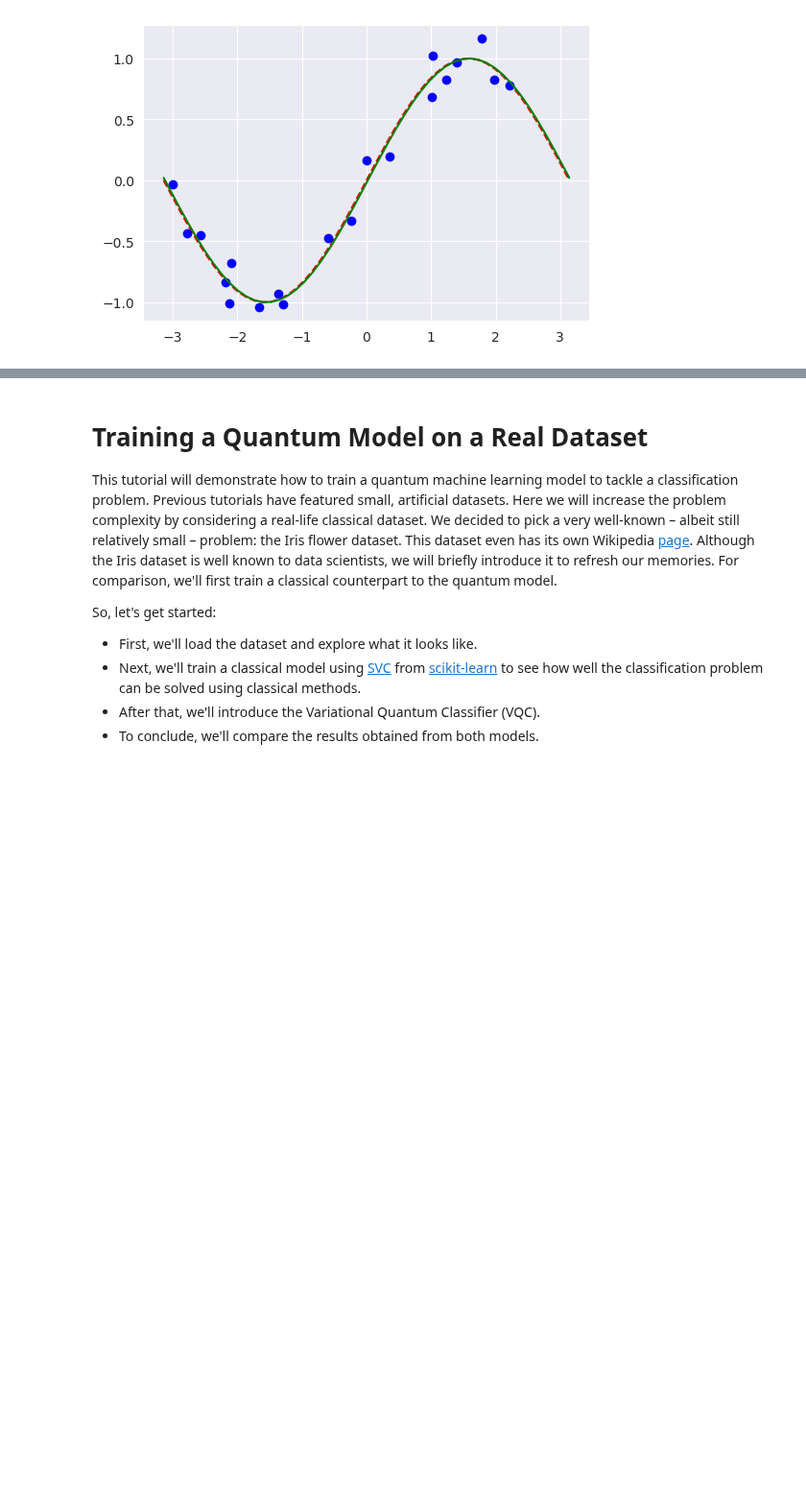
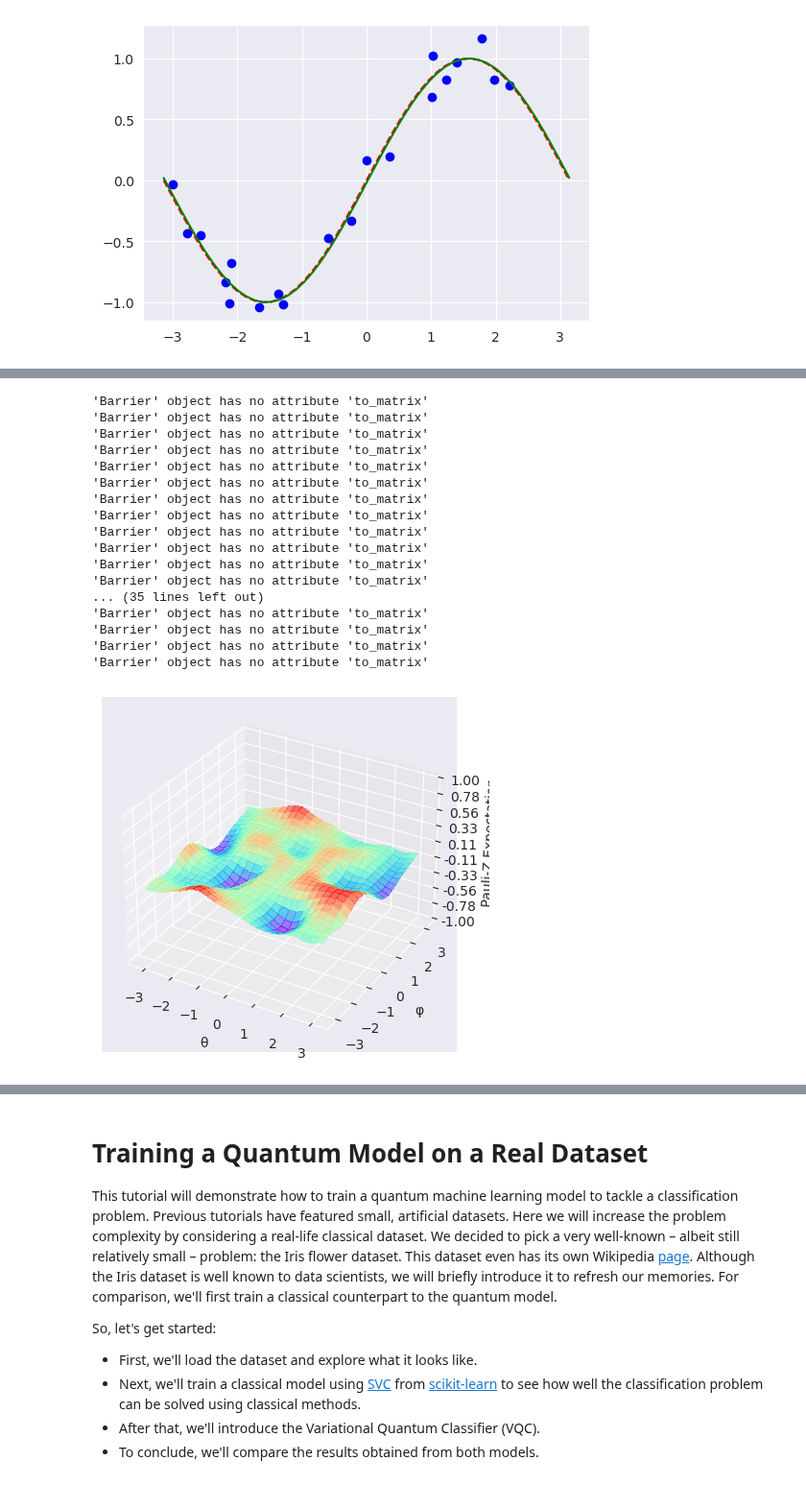
Before and after one commit to osbama/Phys710, a Jupyter notebook: Lecture 2/Lecture2.ipynb, the cells around one changed output, grey strips where cells are left out. Shown at 96% size. Drawn from its saved outputs; the diff is of its cells as text; code cells hidden in the pictures; blank space fills up the shorter version.

```diff
--- a/Lecture 2/Lecture2.ipynb
+++ b/Lecture 2/Lecture2.ipynb
@@ -984,0 +1122,30 @@ plt.show()
+# %%
+
+
+n_qubits = 12
+n_layers = 50
+op = SparsePauliOp(['I' * (n_qubits - 2) + 'ZZ'])
+
+large_qubit_qc = generate_random_pqc(n_qubits, n_layers)
+
+large_global_surface = generate_surface(large_qubit_qc, op)
+plot_surface(large_global_surface)
+# %% [output]
+'Barrier' object has no attribute 'to_matrix'
+'Barrier' object has no attribute 'to_matrix'
+'Barrier' object has no attribute 'to_matrix'
+'Barrier' object has no attribute 'to_matrix'
+'Barrier' object has no attribute 'to_matrix'
+'Barrier' object has no attribute 'to_matrix'
+'Barrier' object has no attribute 'to_matrix'
+'Barrier' object has no attribute 'to_matrix'
+'Barrier' object has no attribute 'to_matrix'
+'Barrier' object has no attribute 'to_matrix'
+'Barrier' object has no attribute 'to_matrix'
+'Barrier' object has no attribute 'to_matrix'
+... (35 lines left out)
+'Barrier' object has no attribute 'to_matrix'
+'Barrier' object has no attribute 'to_matrix'
+'Barrier' object has no attribute 'to_matrix'
+'Barrier' object has no attribute 'to_matrix'
+[figure, added]
```
Also changed, not shown: parts of 35 cells of this notebook, 2 other files.
